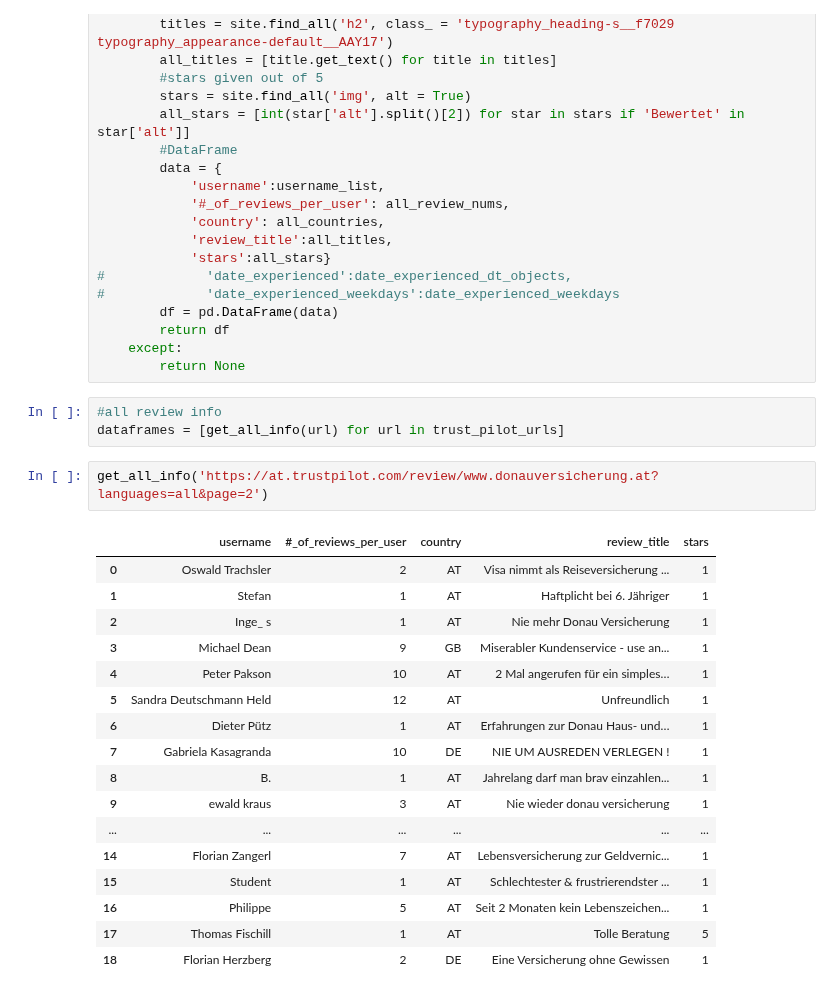
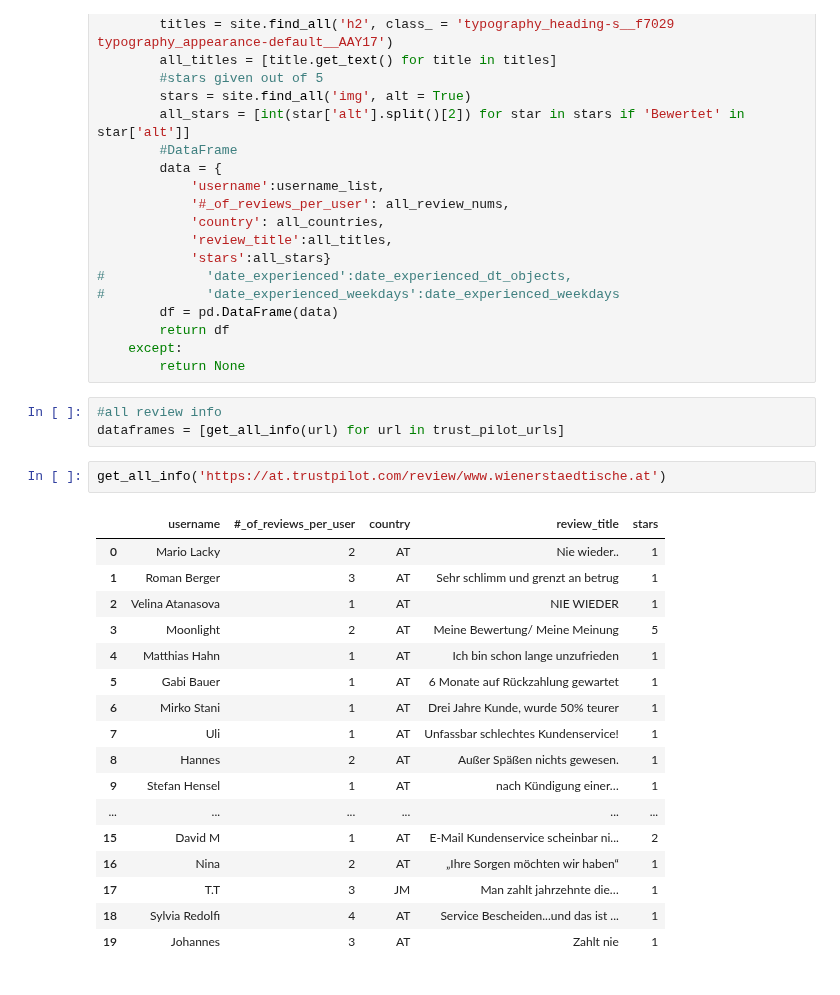
Before and after one commit to corinne167225/Capstone_UNIQA, a Jupyter notebook: VIG (Wienerstädtische) Trustpilot Reviews.ipynb, the cells around one changed output. Drawn from its saved outputs; the diff is of its cells as text.

```diff
--- a/VIG (Wienerstädtische) Trustpilot Reviews.ipynb
+++ b/VIG (Wienerstädtische) Trustpilot Reviews.ipynb
@@ -119,26 +119,26 @@ def get_all_info (site):
         return df
     except:
         return None
-# %%
-#all review info
-dataframes = [get_all_info(url) for url in trust_pilot_urls]
-# %%
-get_all_info('https://at.trustpilot.com/review/www.donauversicherung.at?languages=all&page=2')
-# %% [output]
-|  | username | #_of_reviews_per_user | country | review_title | stars |
-| 0 | Oswald Trachsler | 2 | AT | Visa nimmt als Reiseversicherung ... | 1 |
-| 1 | Stefan | 1 | AT | Haftplicht bei 6. Jähriger | 1 |
-| 2 | Inge_ s | 1 | AT | Nie mehr Donau Versicherung | 1 |
-| 3 | Michael Dean | 9 | GB | Miserabler Kundenservice - use an... | 1 |
-| 4 | Peter Pakson | 10 | AT | 2 Mal angerufen für ein simples… | 1 |
-| 5 | Sandra Deutschmann Held | 12 | AT | Unfreundlich | 1 |
-| 6 | Dieter Pütz | 1 | AT | Erfahrungen zur Donau Haus- und… | 1 |
-| 7 | Gabriela Kasagranda | 10 | DE | NIE UM AUSREDEN VERLEGEN ! | 1 |
-| 8 | B. | 1 | AT | Jahrelang darf man brav einzahlen... | 1 |
-| 9 | ewald kraus | 3 | AT | Nie wieder donau versicherung | 1 |
-| ... | ... | ... | ... | ... | ... |
-| 14 | Florian Zangerl | 7 | AT | Lebensversicherung zur Geldvernic... | 1 |
-| 15 | Student | 1 | AT | Schlechtester & frustrierendster ... | 1 |
-| 16 | Philippe | 5 | AT | Seit 2 Monaten kein Lebenszeichen... | 1 |
-| 17 | Thomas Fischill | 1 | AT | Tolle Beratung | 5 |
-| 18 | Florian Herzberg | 2 | DE | Eine Versicherung ohne Gewissen | 1 |
+# %%
+#all review info
+dataframes = [get_all_info(url) for url in trust_pilot_urls]
+# %%
+get_all_info('https://at.trustpilot.com/review/www.wienerstaedtische.at')
+# %% [output]
+|  | username | #_of_reviews_per_user | country | review_title | stars |
+| 0 | Mario Lacky | 2 | AT | Nie wieder.. | 1 |
+| 1 | Roman Berger | 3 | AT | Sehr schlimm und grenzt an betrug | 1 |
+| 2 | Velina Atanasova | 1 | AT | NIE WIEDER | 1 |
+| 3 | Moonlight | 2 | AT | Meine Bewertung/ Meine Meinung | 5 |
+| 4 | Matthias Hahn | 1 | AT | Ich bin schon lange unzufrieden | 1 |
+| 5 | Gabi Bauer | 1 | AT | 6 Monate auf Rückzahlung gewartet | 1 |
+| 6 | Mirko Stani | 1 | AT | Drei Jahre Kunde, wurde 50% teurer | 1 |
+| 7 | Uli | 1 | AT | Unfassbar schlechtes Kundenservice! | 1 |
+| 8 | Hannes | 2 | AT | Außer Späßen nichts gewesen. | 1 |
+| 9 | Stefan Hensel | 1 | AT | nach Kündigung einer… | 1 |
+| ... | ... | ... | ... | ... | ... |
+| 15 | David M | 1 | AT | E-Mail Kundenservice scheinbar ni... | 2 |
+| 16 | Nina | 2 | AT | „Ihre Sorgen möchten wir haben“ | 1 |
+| 17 | T.T | 3 | JM | Man zahlt jahrzehnte die… | 1 |
+| 18 | Sylvia Redolfi | 4 | AT | Service Bescheiden...und das ist ... | 1 |
+| 19 | Johannes | 3 | AT | Zahlt nie | 1 |
```
Also changed, not shown: parts of 20 cells of this notebook, 2 other files.
